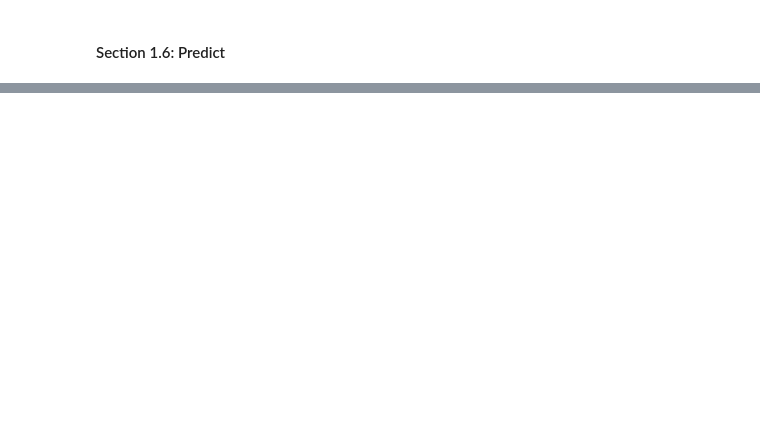
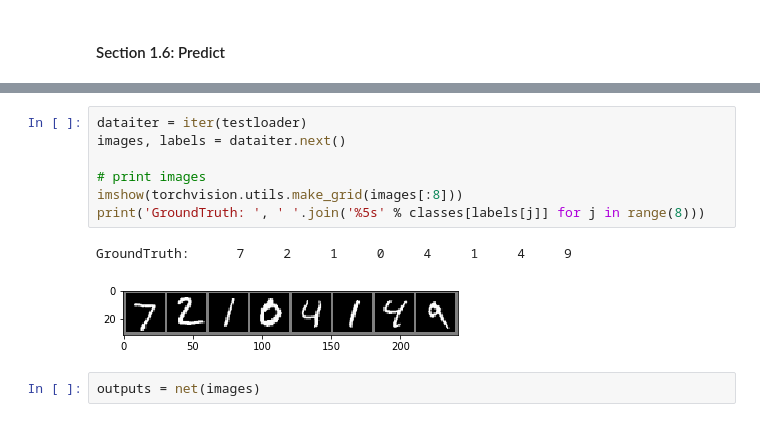
Before and after one commit to ArnaudDeleruyelle/Deep-Learning, a Jupyter notebook: 16-10-18-Jupyter/Libs.ipynb, the cells around one changed output, grey strips where cells are left out. Saved outputs shown, nothing was run; the diff lists cells and outputs as text; blank space fills up the shorter version.

```diff
--- a/16-10-18-Jupyter/Libs.ipynb
+++ b/16-10-18-Jupyter/Libs.ipynb
@@ -106,0 +448,12 @@ Test accuracy: 0.983
+# %%
+dataiter = iter(testloader)
+images, labels = dataiter.next()
+
+# print images
+imshow(torchvision.utils.make_grid(images[:8]))
+print('GroundTruth: ', ' '.join('%5s' % classes[labels[j]] for j in range(8)))
+# %% [output]
+GroundTruth:      7     2     1     0     4     1     4     9
+[figure, added]
+# %%
+outputs = net(images)
```
Also changed, not shown: parts of 19 cells of this notebook.
